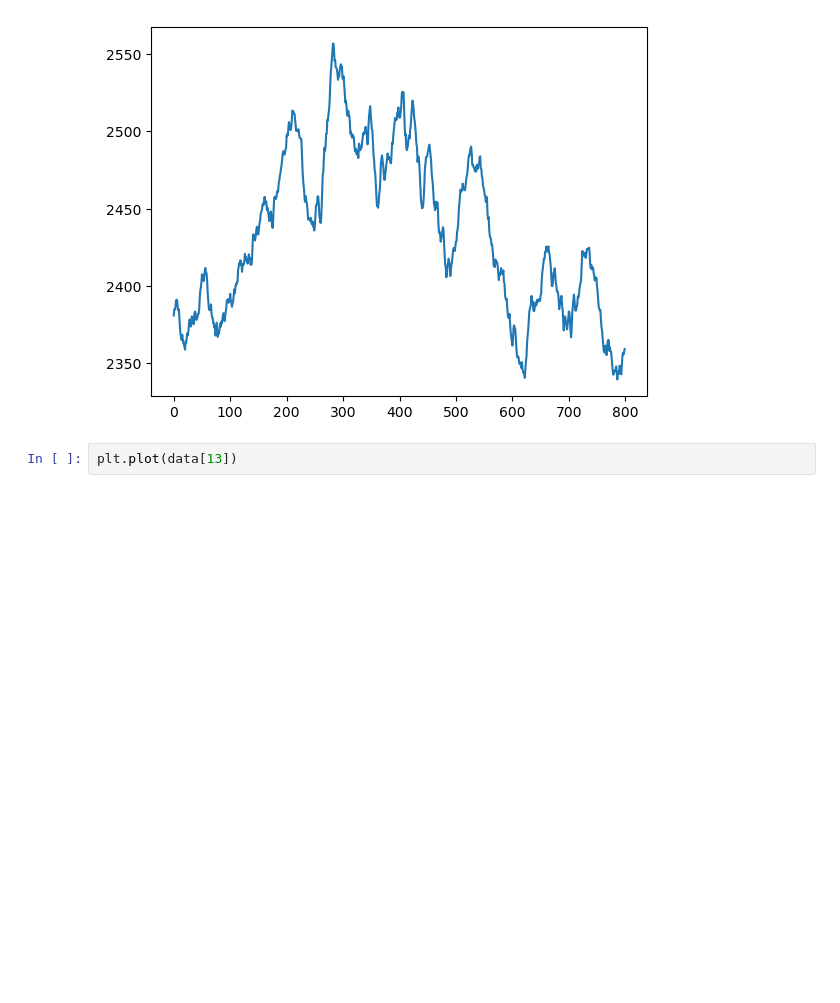
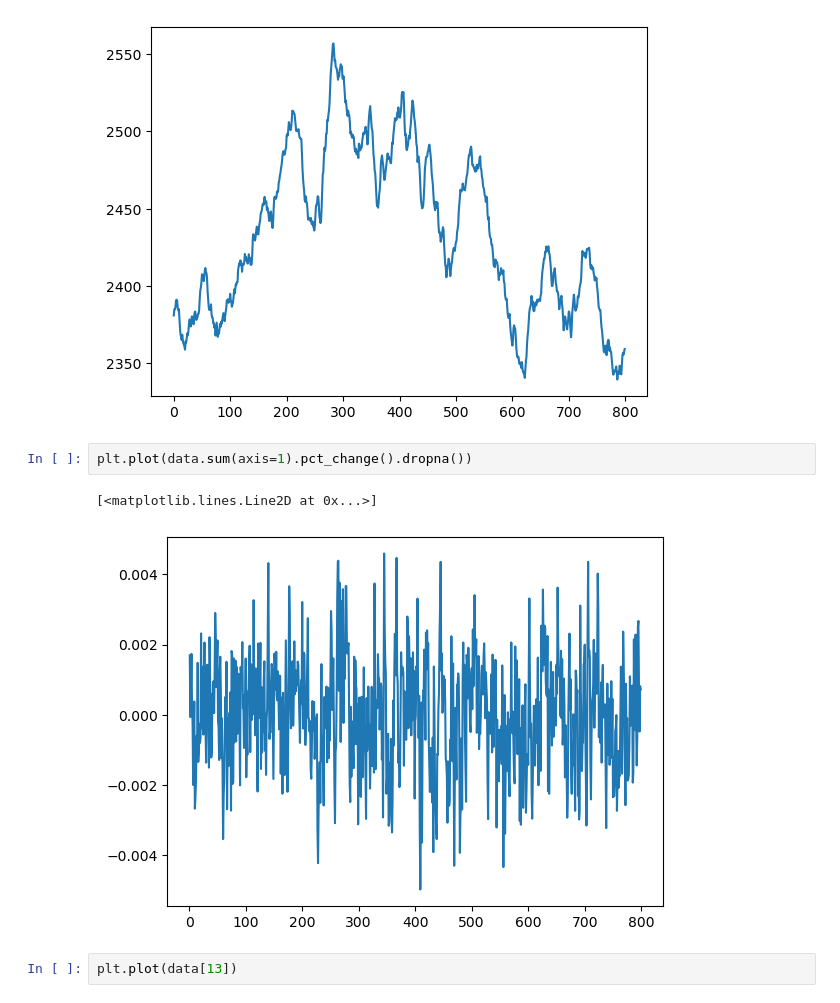
Before and after one commit to Troppydash/algothon2025, a Jupyter notebook: analysis/leadlag_linear.ipynb, the cells around one changed output. Drawn from its saved outputs; the diff is of its cells as text; blank space fills up the shorter version.

```diff
--- a/analysis/leadlag_linear.ipynb
+++ b/analysis/leadlag_linear.ipynb
@@ -29,6 +29,11 @@ plt.plot(data.sum(axis=1))
 # %% [output]
 [<matplotlib.lines.Line2D at 0x...>]
 [figure]
+# %%
+plt.plot(data.sum(axis=1).pct_change().dropna())
+# %% [output]
+[<matplotlib.lines.Line2D at 0x...>]
+[figure, added]
 # %%
 plt.plot(data[13])
 # %% [output]
```
Also changed, not shown: 8 other files.
